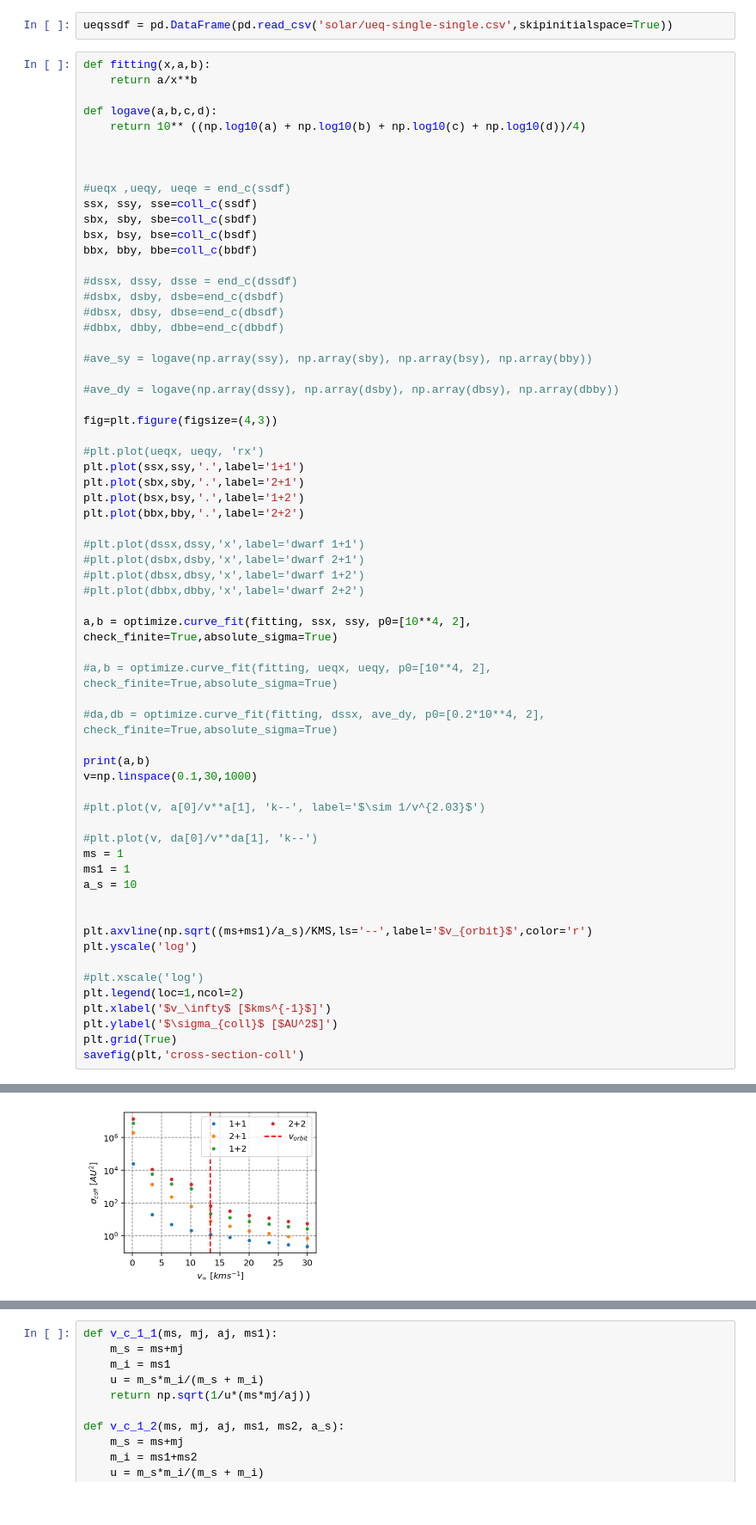
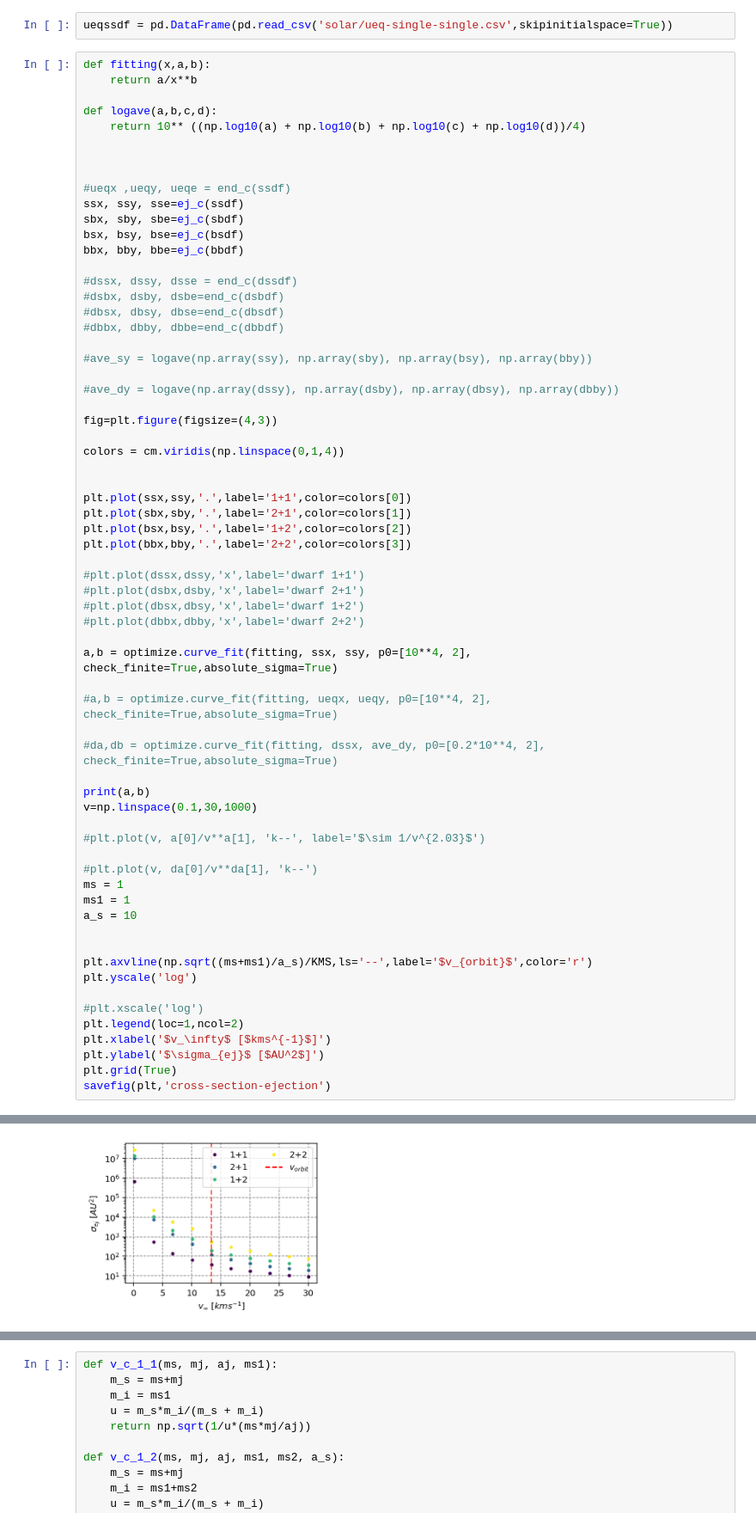
Before and after one commit to YihanWangAstro/planet-app, a Jupyter notebook: process/planet-app.ipynb, the cells around one changed output, grey strips where cells are left out. Shown: that part at 86% size. Cells and saved outputs as stored; diff of their text form.

```diff
--- a/process/planet-app.ipynb
+++ b/process/planet-app.ipynb
@@ -1430,10 +1736,10 @@ def logave(a,b,c,d):
 
 
 #ueqx ,ueqy, ueqe = end_c(ssdf)
-ssx, ssy, sse=coll_c(ssdf)
-sbx, sby, sbe=coll_c(sbdf)
-bsx, bsy, bse=coll_c(bsdf)
-bbx, bby, bbe=coll_c(bbdf)
+ssx, ssy, sse=ej_c(ssdf)
+sbx, sby, sbe=ej_c(sbdf)
+bsx, bsy, bse=ej_c(bsdf)
+bbx, bby, bbe=ej_c(bbdf)
 
 #dssx, dssy, dsse = end_c(dssdf)
 #dsbx, dsby, dsbe=end_c(dsbdf)
@@ -1446,11 +1752,13 @@ bbx, bby, bbe=coll_c(bbdf)
 
 fig=plt.figure(figsize=(4,3))
 
-#plt.plot(ueqx, ueqy, 'rx')
-plt.plot(ssx,ssy,'.',label='1+1')
-plt.plot(sbx,sby,'.',label='2+1')
-plt.plot(bsx,bsy,'.',label='1+2')
-plt.plot(bbx,bby,'.',label='2+2')
+colors = cm.viridis(np.linspace(0,1,4))
+
+
+plt.plot(ssx,ssy,'.',label='1+1',color=colors[0])
+plt.plot(sbx,sby,'.',label='2+1',color=colors[1])
+plt.plot(bsx,bsy,'.',label='1+2',color=colors[2])
+plt.plot(bbx,bby,'.',label='2+2',color=colors[3])
 
 #plt.plot(dssx,dssy,'x',label='dwarf 1+1')
 #plt.plot(dsbx,dsby,'x',label='dwarf 2+1')
@@ -1480,7 +1788,7 @@ plt.yscale('log')
 #plt.xscale('log')
 plt.legend(loc=1,ncol=2)
 plt.xlabel('$v_\infty$ [$kms^{-1}$]')
-plt.ylabel('$\sigma_{coll}$ [$AU^2$]')
+plt.ylabel('$\sigma_{ej}$ [$AU^2$]')
 plt.grid(True)
-savefig(plt,'cross-section-coll')
+savefig(plt,'cross-section-ejection')
 # %% [output]
@@ -1489,4 +1797,4 @@ savefig(plt,'cross-section-coll')
-[figure, old version]
+[figure, new version]
 # %%
 
 def ej_c(df,aj=1):
```
Also changed, not shown: parts of 11 cells of this notebook.
